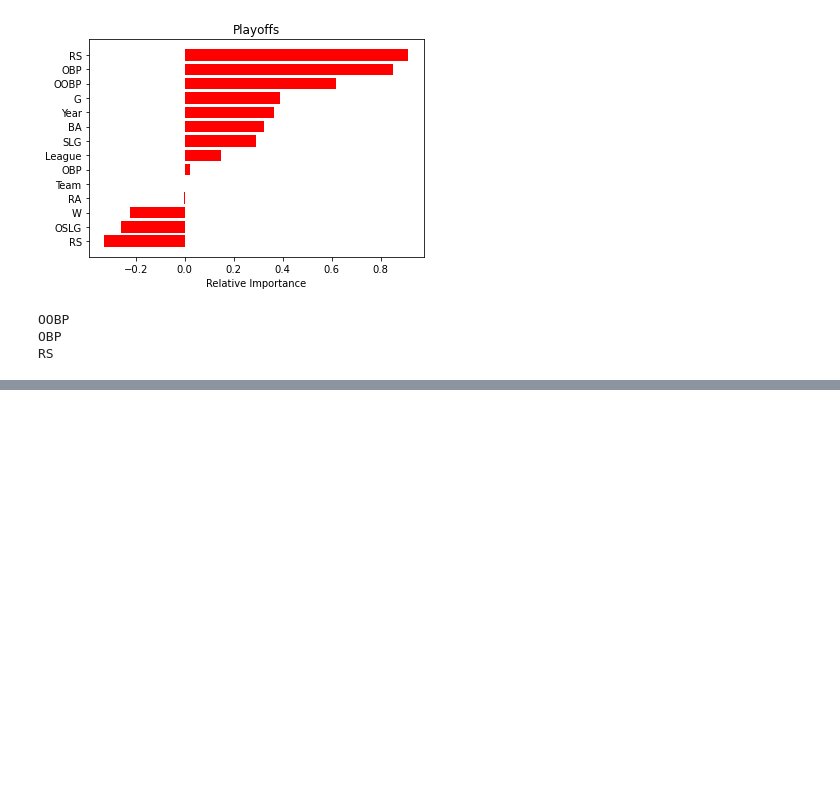
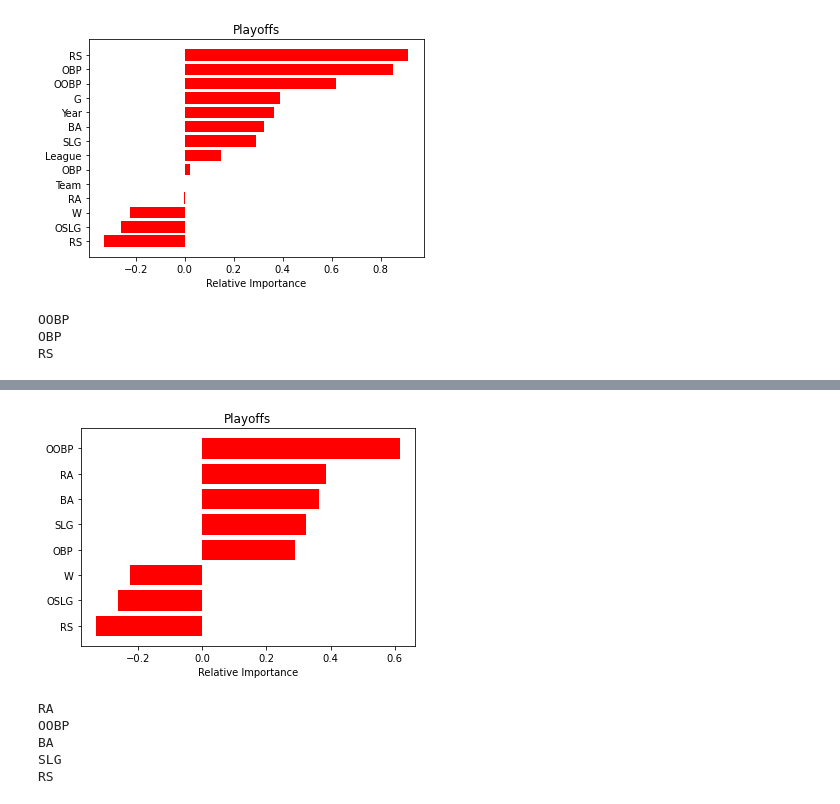
Before and after one commit to abernardin13/TheWinningFormula, a Jupyter notebook: Filter-Based-ANOVA.ipynb, the cells around one changed output, grey strips where cells are left out. Drawn from its saved outputs; the diff is of its cells as text; code cells hidden in the pictures; blank space fills up the shorter version.

```diff
--- a/Filter-Based-ANOVA.ipynb
+++ b/Filter-Based-ANOVA.ipynb
@@ -380,3 +380,13 @@ for i in range(0, len(indices)):
 OOBP
 OBP
 RS
+# %%
+#Drop unimportant variables (Year, Team, League, RankSeason, RankPlayoffs, G)
+
+baseball_3 = baseball_2.drop(['Year', 'Team', 'League', 'RankSeason', 'RankPlayoffs', 'G'], axis = 1)
+# %%
+## Rank the variables by importance with ANOVA
+
+importances1 = baseball_3.drop('Playoffs', axis = 1).apply(lambda x: x.corr(baseball_3.Playoffs))
+indices1 = np.argsort(importances1)
+print(importances1[indices1])
@@ -382,0 +403,21 @@ RS
+# %%
+names1 = ['RA', 'OSLG', 'OOBP', 'BA', 'SLG', 'OBP', 'RS', 'W']
+plt.title('Playoffs')
+plt.barh(range(len(indices1)), importances1[indices1], color = 'r', align = 'center')
+plt.yticks(range(len(indices1)), [names1[i] for i in indices1])
+plt.xlabel('Relative Importance')
+plt.show()
+# %% [output]
+[figure, added]
+# %%
+#Set importance threshold to 0.4 and show the variables greater than 0.4
+
+for i in range(0, len(indices1)):
+    if np.abs(importances1[i]) > 0.3:
+        print(names1[i])
+# %% [output]
+RA
+OOBP
+BA
+SLG
+RS
```
Also changed, not shown: parts of 3 cells of this notebook, 2 other files.
